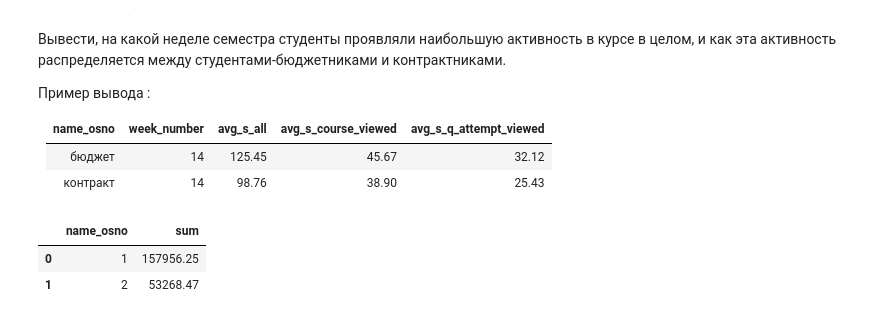
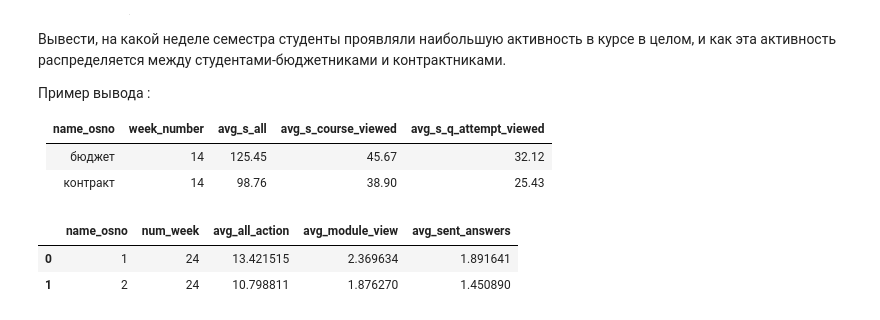
Before and after one commit to Nominante1/Big_data_in_economics_Davydoff, a Jupyter notebook: task_4_Docker/postGre_portal_logs.ipynb, the cells around one changed output. Cells and saved outputs as stored; diff of their text form; code cells hidden in the pictures.

```diff
--- a/task_4_Docker/postGre_portal_logs.ipynb
+++ b/task_4_Docker/postGre_portal_logs.ipynb
@@ -524,48 +524,50 @@ display(df)
 # %%
 conn.rollback()
 # %%
-conn.rollback()
+#conn.rollback()
 
 query = """
     SELECT
         name_osno,
         week_number,
         avg_s_all,
-        avg_s_course_viewed,--это по сути активность студента, у которого
-         -- name_osno бюджет или контракт / вся активность студентов
+        avg_s_course_viewed,
         avg_s_q_attempt_viewed
     FROM USER_LOGS
     WHERE namer_level = '2'
     GROUP BY depart
 """
 
 #получили самую насыщенную по событиям неделю
 query = """
     SELECT
-        name_osno,
         num_week AS week_number,
-        s_all_avg AS week_events
+        SUM(s_all) AS week_events
     FROM USER_LOGS
-    ORDER BY s_all_avg DESC
+    GROUP BY num_week
+    ORDER BY SUM(s_all) DESC
     LIMIT 1
 """
 
 query = """
     SELECT
         name_osno,
-        SUM(s_all_avg::REAL)
+        num_week,
+        AVG(s_all_avg::REAL) AS avg_all_action,
+        AVG(s_a_course_module_viewed_avg::REAL) AS avg_module_view,
+        AVG(s_a_submission_status_viewed_avg::REAL) AS avg_sent_answers
     FROM USER_LOGS
-    WHERE num_week = 27
-    GROUP BY name_osno
+    WHERE num_week = 24
+    GROUP BY name_osno, num_week
 
 """
 
 
 
 
 df = pd.read_sql_query(query, conn)
 display(df)
 # %% [output]
-|  | name_osno | sum |
-| 0 | 1 | 157956.25 |
-| 1 | 2 | 53268.47 |
+|  | name_osno | num_week | avg_all_action | avg_module_view | avg_sent_answers |
+| 0 | 1 | 24 | 13.421515 | 2.369634 | 1.891641 |
+| 1 | 2 | 24 | 10.798811 | 1.876270 | 1.450890 |
```
